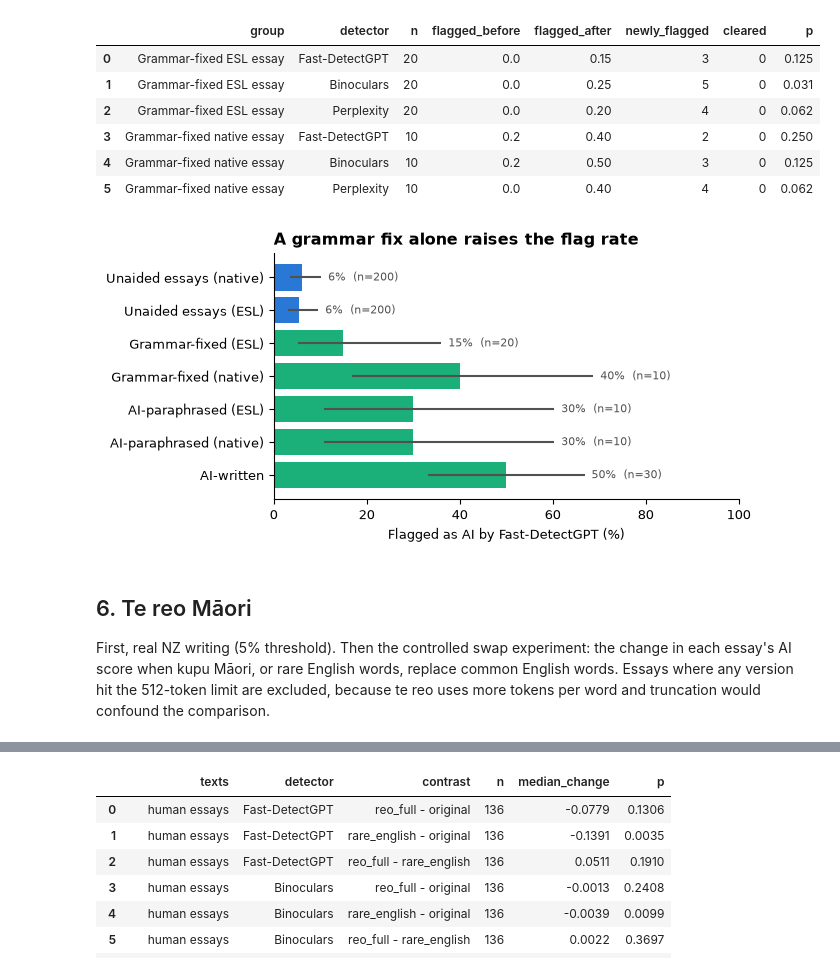
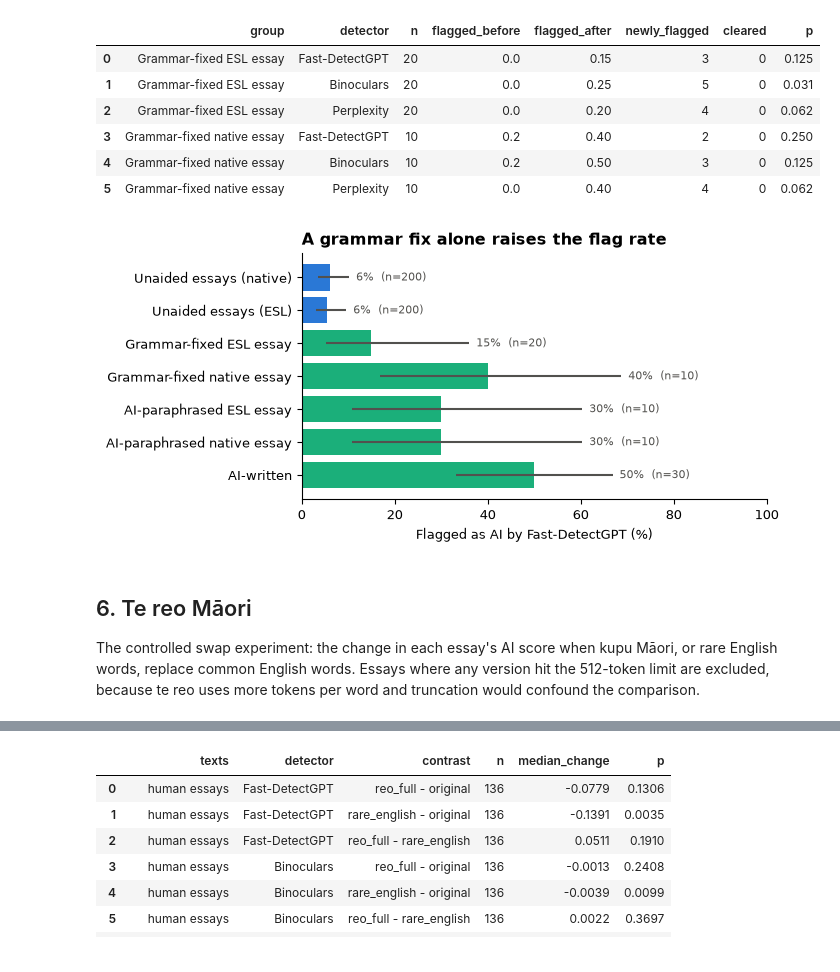
Before and after one commit to JoshL1010/AIML430-Capstone, a Jupyter notebook: notebooks/analysis.ipynb, the cells around one changed output, grey strips where cells are left out. Cells and saved outputs as stored; diff of their text form; code cells hidden in the pictures.

```diff
--- a/notebooks/analysis.ipynb
+++ b/notebooks/analysis.ipynb
@@ -42,10 +42,8 @@ plt.rcParams.update({"axes.spines.top": False, "axes.spines.right": False, "font
 # %%
 # This function gives a 95% Wilson confidence interval for a proportion, which
 # stays sensible for small rates (unlike the usual p ± 1.96 standard errors).
-def wilson(k, n, z=1.96):
-    p = k / n
-    c, h = (p + z**2 / (2*n)) / (1 + z**2 / n), z * np.sqrt(p*(1-p)/n + z**2/(4*n**2)) / (1 + z**2/n)
-    return max(0, c - h), min(1, c + h)
+def wilson(k, n):
+    return proportion_confint(k, n, method="wilson")
 
 # This function returns the share of each group flagged by each detector at the
 # given thresholds, with confidence intervals.
@@ -124,9 +122,6 @@ for ax, name in zip(axes, DET.values()):
 fig.supxlabel("Human texts wrongly flagged as AI (%), with 95% CI", fontsize=9)
 fig.tight_layout(); fig.savefig("../results/figures/fig1_false_positives.png")
 display(fpr.pivot(index="label", columns="detector", values="rate").loc[list(HUMAN.values())].round(3))
-for d, name in DET.items():
-    k = [int((df.loc[df.group == g, f"ai_{d}"] > thr[0.05][d]).sum()) for g in ("esl", "native")]
-    print(f"{name:15s} ESL vs native: one-sided Fisher p = {stats.fisher_exact([[k[0], 200-k[0]], [k[1], 200-k[1]]], alternative='greater')[1]:.3f}")
 # %% [output]
 | detector | Binoculars | Fast-DetectGPT | Perplexity |
 | label |  |  |  |
@@ -142 +134,10 @@ Perplexity      ESL vs native: one-sided Fisher p = 0.810
 [figure]
+# %%
+# This cell runs one-sided Fisher exact tests of English learners against native
+# writers, NZ English with te reo against NZ English without it, and the two te
+# reo Māori sources against native English essays.
+for g, ref in [("esl", "native"), ("nz_web_reo", "nz_web_plain"), ("mi_news", "native"), ("teara_mi", "native")]:
+    for d, name in DET.items():
+        k = [int((df.loc[df.group == x, f"ai_{d}"] > thr[0.05][d]).sum()) for x in (g, ref)]
+        p = stats.fisher_exact([[k[0], 200 - k[0]], [k[1], 200 - k[1]]], alternative="greater")[1]
+        print(f"{HUMAN[g]:30s} vs {HUMAN[ref]:28s} {name:15s} {k[0]/2:4.1f}% vs {k[1]/2:4.1f}%  p = {p:.3f}")
@@ -177,8 +191,7 @@ pd.DataFrame(rows).set_index(["detector", "model"])
 pers["flag"] = pers.ai_fast_detect_gpt > thr[0.05]["fast_detect_gpt"]
 fig, ax = plt.subplots(figsize=(5.5, 3.2))
 for esl, label, col in ((0, "Native English", BLUE), (1, "English learner", ORANGE)):
-    g = pers[pers.esl == esl].groupby("holistic_essay_score").flag.agg(["sum", "count"])
-    g = g[g["count"] >= 20]
+    g = pers[pers.esl == esl].groupby("holistic_essay_score").flag.agg(["sum", "count"]).query("count >= 20")
     ci = np.array([wilson(k, n) for k, n in g.values]) * 100
     ax.plot(g.index, g["sum"] / g["count"] * 100, marker="o", color=col, lw=2, label=label)
     ax.fill_between(g.index, ci[:, 0], ci[:, 1], color=col, alpha=0.12)
@@ -218,22 +231,20 @@ polish.round(3)
 # %%
 # This cell plots Figure 3, showing how often each kind of text is flagged by
 # Fast-DetectGPT, from unaided human writing through to fully AI-written.
-order = {"native": "Unaided essays (native)", "esl": "Unaided essays (ESL)",
-         "frontier_polish_esl": "Grammar-fixed (ESL)", "frontier_polish_native": "Grammar-fixed (native)",
-         "frontier_paraphrase_esl": "AI-paraphrased (ESL)", "frontier_paraphrase_native": "AI-paraphrased (native)",
-         "frontier_generate": "AI-written"}
+order = {"native": "Unaided essays (native)", "esl": "Unaided essays (ESL)", **{g: AI[g] for g in (
+    "frontier_polish_esl", "frontier_polish_native", "frontier_paraphrase_esl", "frontier_paraphrase_native", "frontier_generate")}}
 r = flag_rates(df, thr[0.05], order).query("detector == 'Fast-DetectGPT'").iloc[::-1]
 fig, ax = plt.subplots(figsize=(6, 3.2))
 ax.barh(r.label, r.rate * 100, color=[BLUE if "Unaided" in l else AQUA for l in r.label])
 lo, hi = np.array(r.ci.tolist()).T * 100
 ax.hlines(r.label, lo, hi, color=INK)
 for y, (rate, n) in enumerate(zip(r.rate, r.n)):
     ax.text(hi[y] + 1.5, y, f"{rate:.0%}  (n={n})", va="center", fontsize=8, color=INK)
 ax.set(xlim=(0, 100), xlabel="Flagged as AI by Fast-DetectGPT (%)", title="A grammar fix alone raises the flag rate")
 fig.savefig("../results/figures/fig3_grey_zone.png", bbox_inches="tight")
 # %% [output]
-[figure, old version]
+[figure, new version]
 # %% [markdown]
 ## 6. Te reo Māori
 
-First, real NZ writing (5% threshold). Then the controlled swap experiment: the change in each essay's AI score when kupu Māori, or rare English words, replace common English words. Essays where any version hit the 512-token limit are excluded, because te reo uses more tokens per word and truncation would confound the comparison.
+The controlled swap experiment: the change in each essay's AI score when kupu Māori, or rare English words, replace common English words. Essays where any version hit the 512-token limit are excluded, because te reo uses more tokens per word and truncation would confound the comparison.
```
Also changed, not shown: parts of 6 cells of this notebook, 4 other files.
